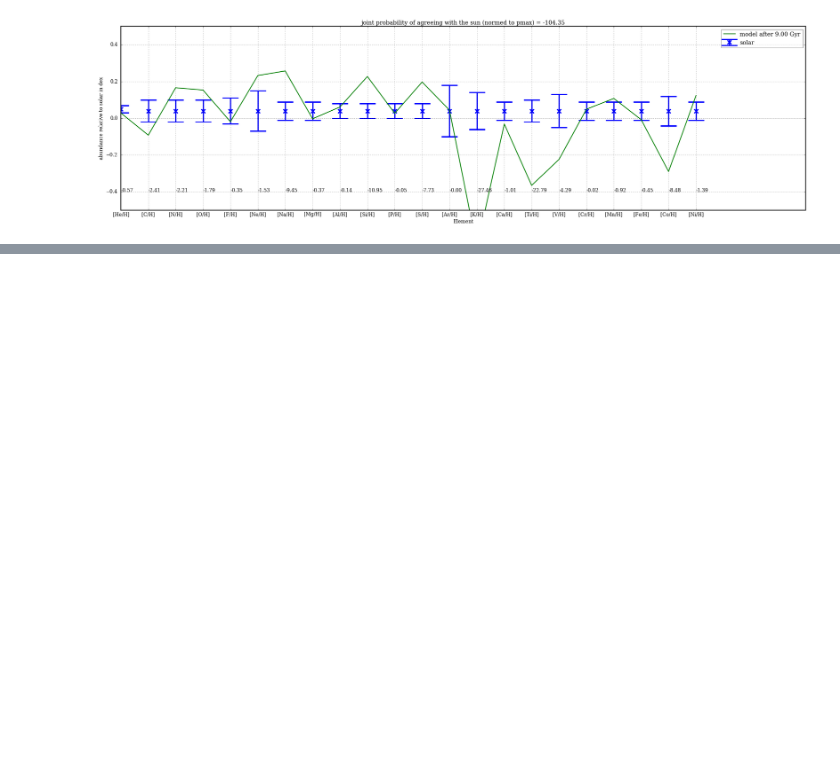
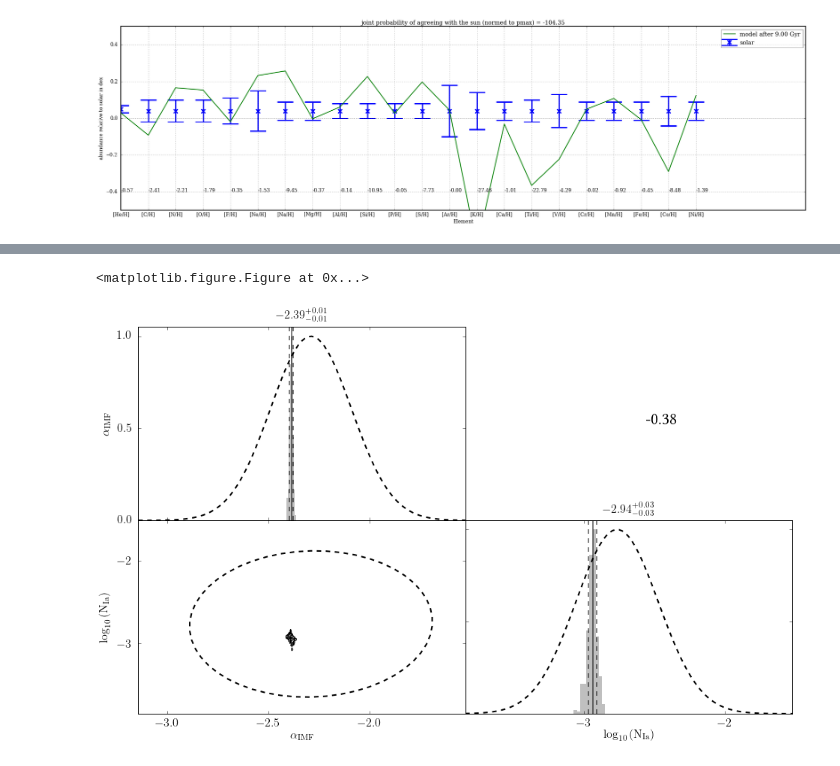
Before and after one commit to jan-rybizki/Chempy, a Jupyter notebook: tutorials/6-Bayesian_inference_with_MCMC.ipynb, the cells around one changed output, grey strips where cells are left out. Cells and saved outputs as stored; diff of their text form; code cells hidden in the pictures; blank space fills up the shorter version.

Commit message:
mcmc tutorial finished

```diff
--- a/tutorials/6-Bayesian_inference_with_MCMC.ipynb
+++ b/tutorials/6-Bayesian_inference_with_MCMC.ipynb
@@ -53,0 +81,6 @@ a.p0 = np.array([-2.29 ,-2.75])
+# %%
+from plot_mcmc import plot_mcmc_chain
+plot_mcmc_chain('mcmc/0/', use_scale = True)
+# %% [output]
+<matplotlib.figure.Figure at 0x...>
+[figure, added]
```
Also changed, not shown: parts of 8 cells of this notebook, 8 other files.
